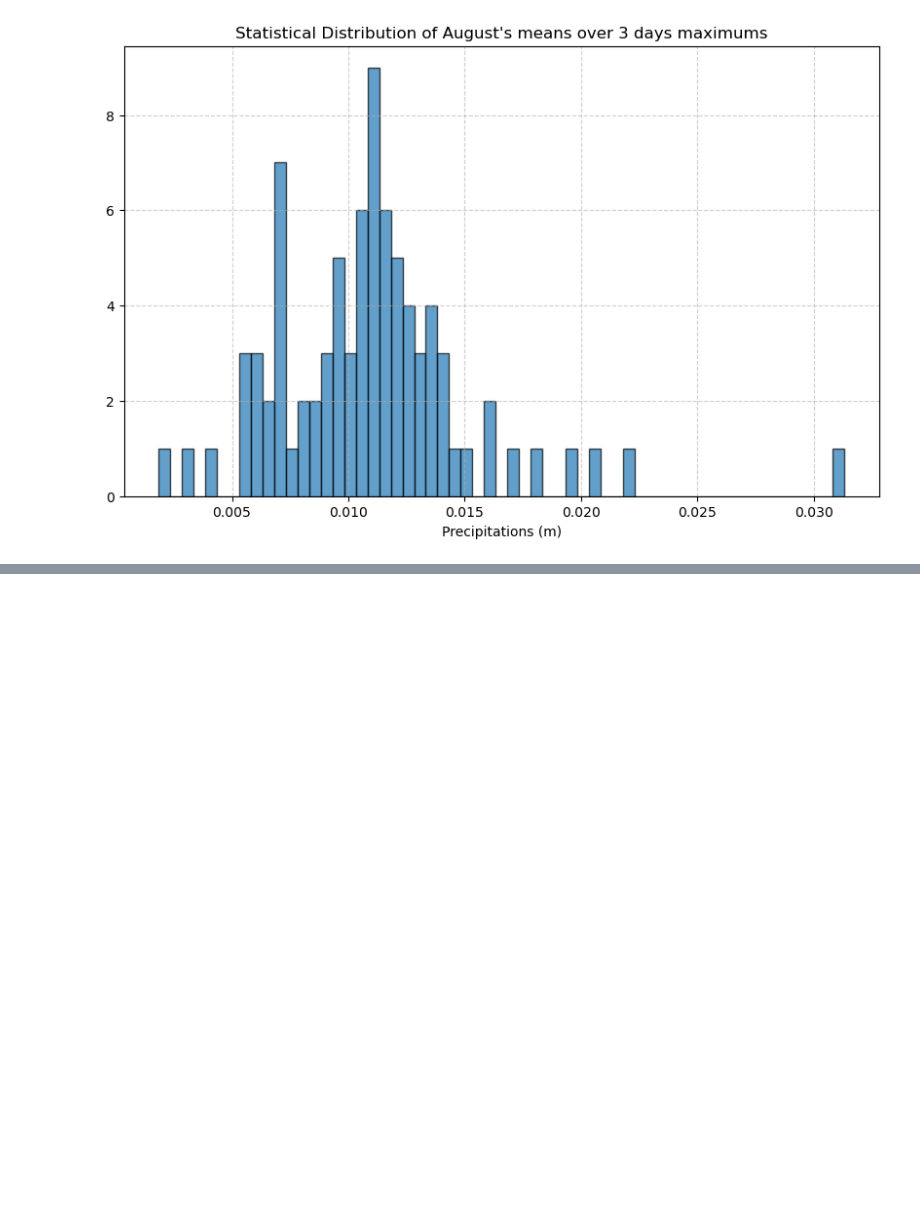
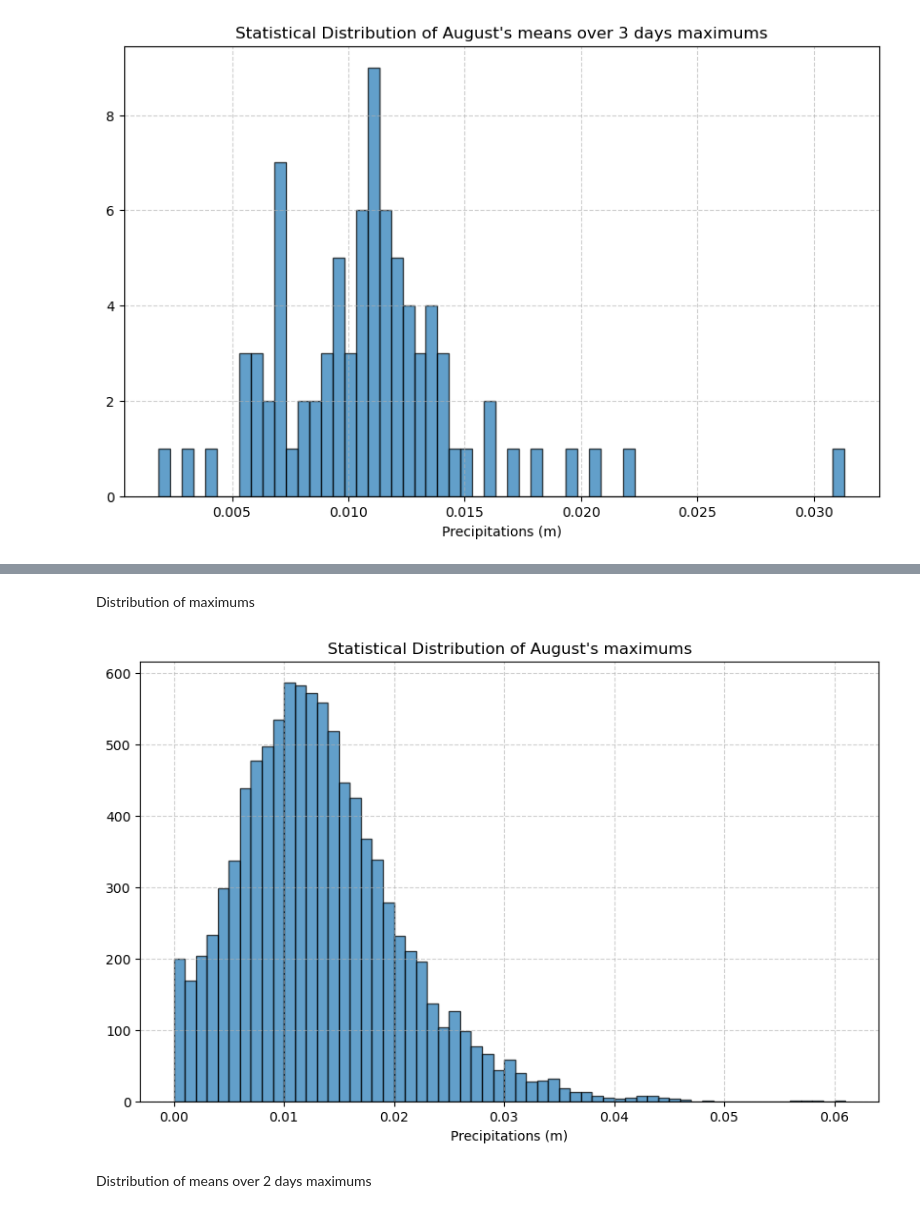
Before and after one commit to esauvat/unseen-storm-forecasts, a Jupyter notebook: script/statistical_distribution.ipynb, the cells around one changed output, grey strips where cells are left out. Drawn from its saved outputs; the diff is of its cells as text; code cells hidden in the pictures; blank space fills up the shorter version.

Commit message:
statistical distribution s2s plot

```diff
--- a/script/statistical_distribution.ipynb
+++ b/script/statistical_distribution.ipynb
@@ -25,7 +25,7 @@ with open(wsPath, 'rb') as inp:
 # %% [markdown]
 Function to plot the distributions
 # %%
-def plot_distribution(data:xr.DataArray, title, path, step=0.001) :
+def plot_distribution(data:xr.DataArray, title:str, path:str, step:str|None=0.001) :
     """
     Plots the statistical distribution of the data.
     The data is regrouped into nearest values with a step of 1 mm.
@@ -92,0 +235,12 @@ plot_distribution(mean3, "Statistical Distribution of August's means over 3 days
+# %% [markdown]
+Distribution of maximums
+# %%
+# Importing data
+data = xr.open_dataarray('/home/esauvat/Documents/NORCE/unseen-storm-forecasts/weathersets/results/s2s-hans_area-0.5-aug_daily_max.nc')
+# %%
+# Plotting
+plot_distribution(data, "Statistical Distribution of August's maximums", '/home/esauvat/Documents/NORCE/unseen-storm-forecasts/plots/s2s-distrib-august_daily_max-hans_area.png')
+# %% [output]
+[figure, added]
+# %% [markdown]
+Distribution of means over 2 days maximums
```
Also changed, not shown: parts of 13 cells of this notebook, 5 other files.
